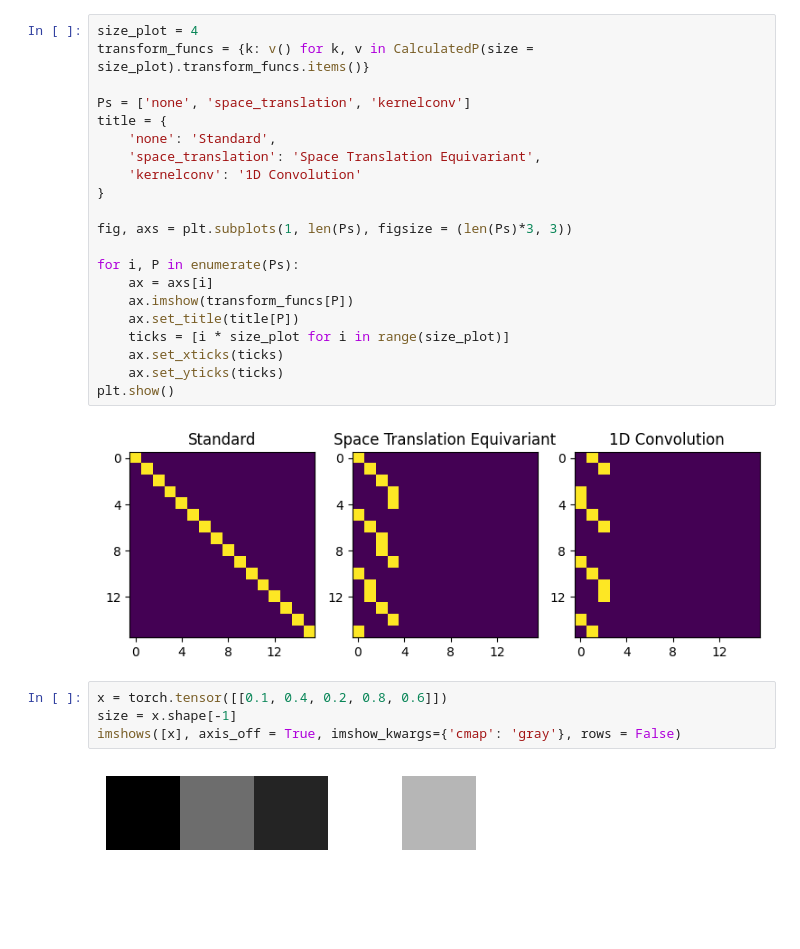
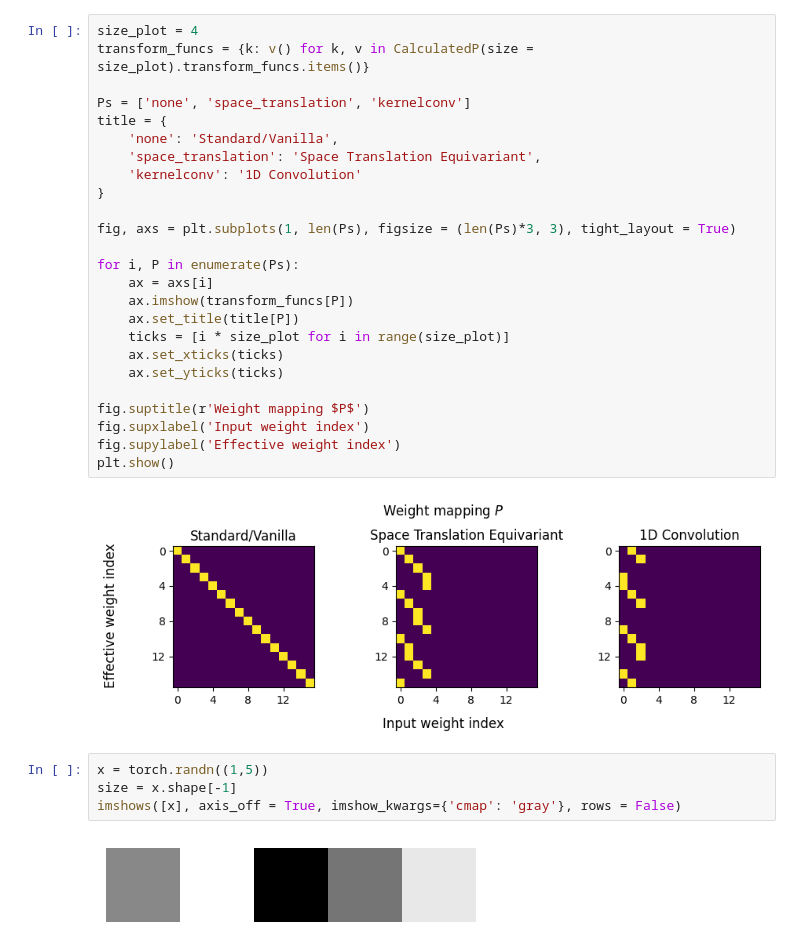
Before and after one commit to elidub/SymPDE, a Jupyter notebook: notebooks_symlie/vizualiations.ipynb, the cells around one changed output. Cells and saved outputs as stored; diff of their text form; blank space fills up the shorter version.

```diff
--- a/notebooks_symlie/vizualiations.ipynb
+++ b/notebooks_symlie/vizualiations.ipynb
@@ -20,12 +23,12 @@ transform_funcs = {k: v() for k, v in CalculatedP(size = size_plot).transform_fu
 
 Ps = ['none', 'space_translation', 'kernelconv']
 title = {
-    'none': 'Standard',
+    'none': 'Standard/Vanilla',
     'space_translation': 'Space Translation Equivariant',
     'kernelconv': '1D Convolution'
 }
 
-fig, axs = plt.subplots(1, len(Ps), figsize = (len(Ps)*3, 3))
+fig, axs = plt.subplots(1, len(Ps), figsize = (len(Ps)*3, 3), tight_layout = True)
 
 for i, P in enumerate(Ps):
     ax = axs[i]
@@ -34,12 +37,16 @@ for i, P in enumerate(Ps):
     ticks = [i * size_plot for i in range(size_plot)]
     ax.set_xticks(ticks)
     ax.set_yticks(ticks)
+
+fig.suptitle(r'Weight mapping $P$')
+fig.supxlabel('Input weight index')
+fig.supylabel('Effective weight index')
 plt.show()
 # %% [output]
-[figure, old version]
+[figure, new version]
 # %%
-x = torch.tensor([[0.1, 0.4, 0.2, 0.8, 0.6]])
+x = torch.randn((1,5))
 size = x.shape[-1]
 imshows([x], axis_off = True, imshow_kwargs={'cmap': 'gray'}, rows = False)
 # %% [output]
-[figure, old version]
+[figure, new version]
```
Also changed, not shown: parts of 5 cells of this notebook, 5 other files.
